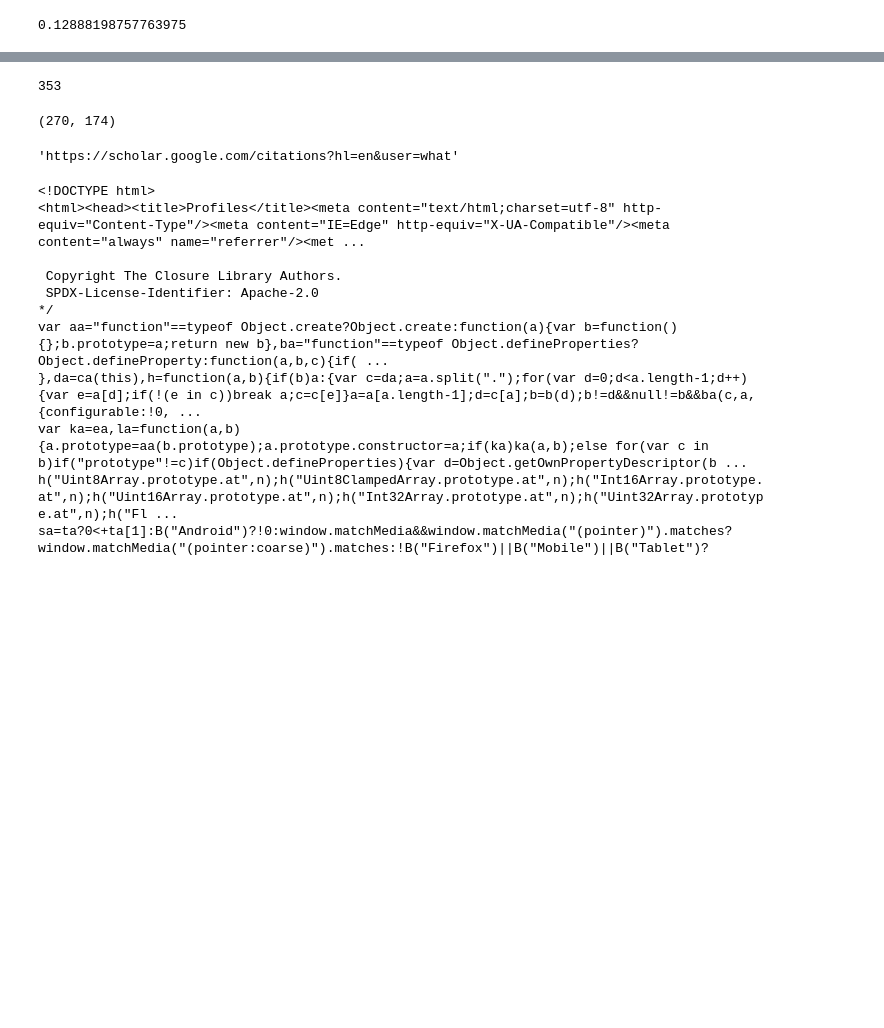
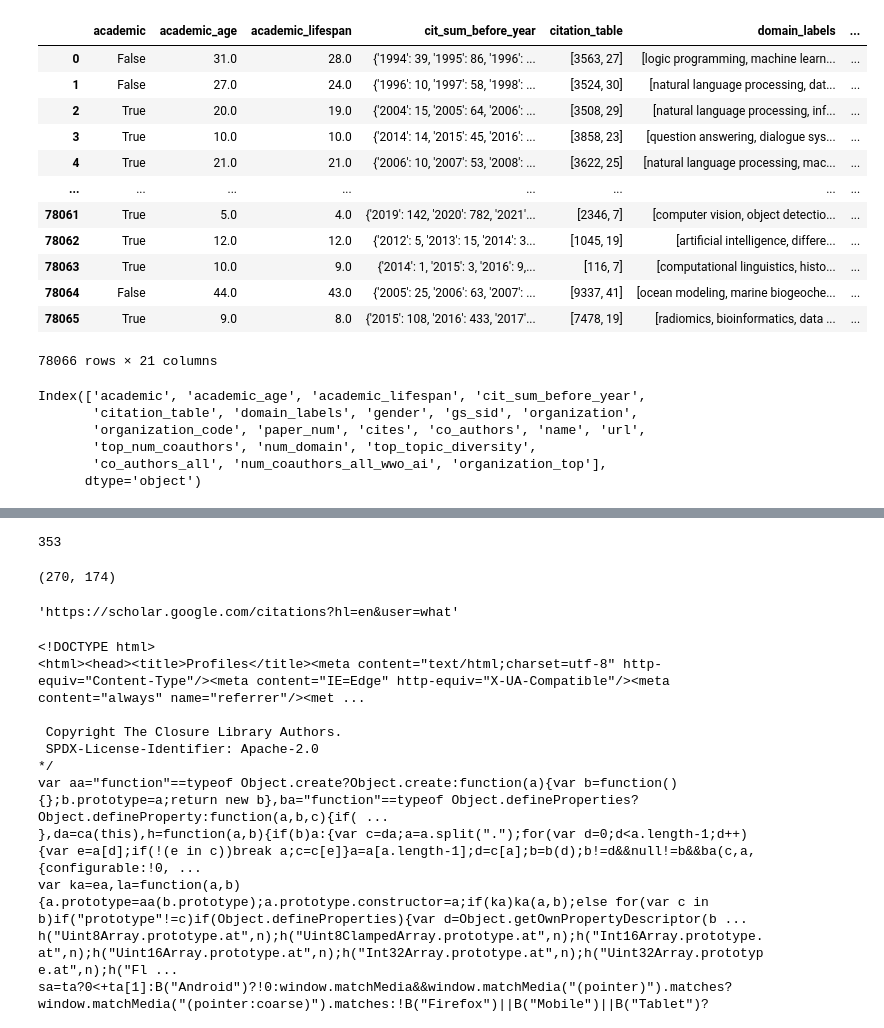
Before and after one commit to causalNLP/ai-scholar-toolbox, a Jupyter notebook: openreviewdirect.ipynb, the cells around one changed output, grey strips where cells are left out. Cells and saved outputs as stored; diff of their text form; code cells hidden in the pictures; blank space fills up the shorter version.

Commit message:
before iterate over all dataset

```diff
--- a/openreviewdirect.ipynb
+++ b/openreviewdirect.ipynb
@@ -20,4 +15,25 @@ OSError: Failed to interpret file 'source/gs_scholars_all.npy' as a pickle
-# %%
-83/644
-# %% [output]
-0.12888198757763975
+# %%
+scholar_search.search_78k.df
+# %% [output]
+|  | academic | academic_age | academic_lifespan | cit_sum_before_year | citation_table | domain_labels | ... |
+| 0 | False | 31.0 | 28.0 | {'1994': 39, '1995': 86, '1996': ... | [3563, 27] | [logic programming, machine learn... | ... |
+| 1 | False | 27.0 | 24.0 | {'1996': 10, '1997': 58, '1998': ... | [3524, 30] | [natural language processing, dat... | ... |
+| 2 | True | 20.0 | 19.0 | {'2004': 15, '2005': 64, '2006': ... | [3508, 29] | [natural language processing, inf... | ... |
+| 3 | True | 10.0 | 10.0 | {'2014': 14, '2015': 45, '2016': ... | [3858, 23] | [question answering, dialogue sys... | ... |
+| 4 | True | 21.0 | 21.0 | {'2006': 10, '2007': 53, '2008': ... | [3622, 25] | [natural language processing, mac... | ... |
+| ... | ... | ... | ... | ... | ... | ... | ... |
+| 78061 | True | 5.0 | 4.0 | {'2019': 142, '2020': 782, '2021'... | [2346, 7] | [computer vision, object detectio... | ... |
+| 78062 | True | 12.0 | 12.0 | {'2012': 5, '2013': 15, '2014': 3... | [1045, 19] | [artificial intelligence, differe... | ... |
+| 78063 | True | 10.0 | 9.0 | {'2014': 1, '2015': 3, '2016': 9,... | [116, 7] | [computational linguistics, histo... | ... |
+| 78064 | False | 44.0 | 43.0 | {'2005': 25, '2006': 63, '2007': ... | [9337, 41] | [ocean modeling, marine biogeoche... | ... |
+| 78065 | True | 9.0 | 8.0 | {'2015': 108, '2016': 433, '2017'... | [7478, 19] | [radiomics, bioinformatics, data ... | ... |
+78066 rows × 21 columns
+# %%
+scholar_search.search_78k.df.columns
+# %% [output]
+Index(['academic', 'academic_age', 'academic_lifespan', 'cit_sum_before_year',
+       'citation_table', 'domain_labels', 'gender', 'gs_sid', 'organization',
+       'organization_code', 'paper_num', 'cites', 'co_authors', 'name', 'url',
+       'top_num_coauthors', 'num_domain', 'top_topic_diversity',
+       'co_authors_all', 'num_coauthors_all_wwo_ai', 'organization_top'],
+      dtype='object')
```
Also changed, not shown: parts of 16 cells of this notebook, 3 other files.
